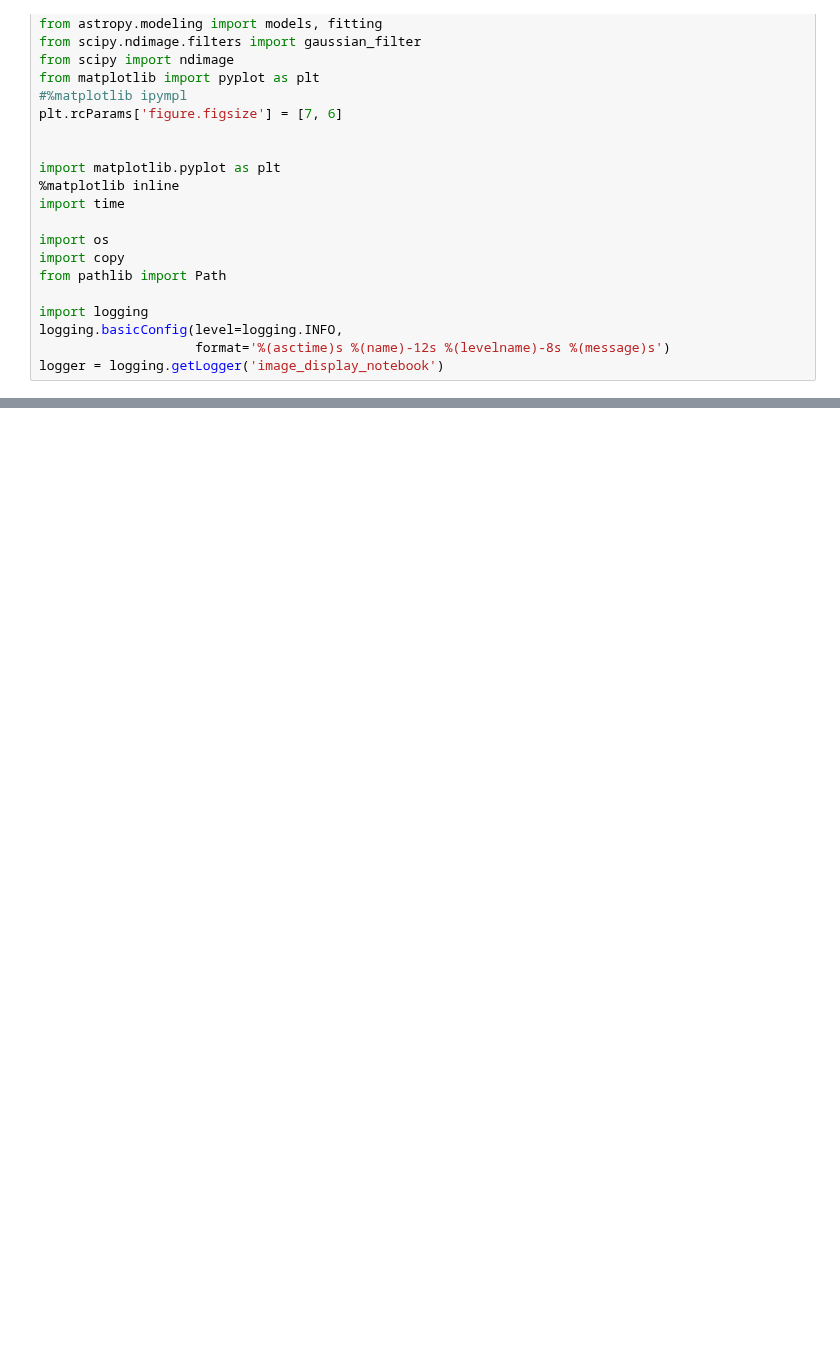
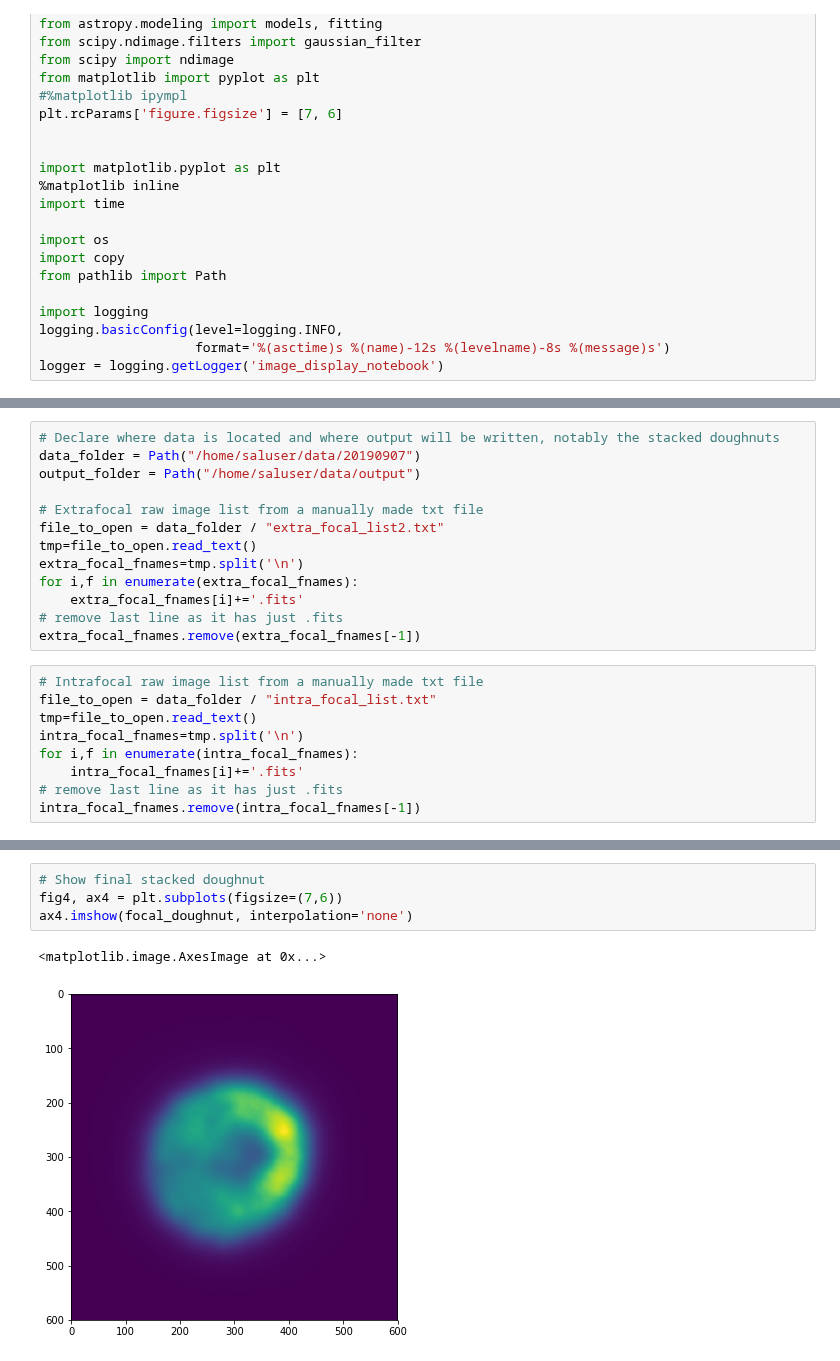
Before and after one commit to lsst-ts/ts_notebooks, a Jupyter notebook: pingraham/summit_notebooks/AT_201909/CWFS_ATCollCam.ipynb, the cells around one changed output, grey strips where cells are left out. Cells and saved outputs as stored; diff of their text form; blank space fills up the shorter version.

```diff
--- a/pingraham/summit_notebooks/AT_201909/CWFS_ATCollCam.ipynb
+++ b/pingraham/summit_notebooks/AT_201909/CWFS_ATCollCam.ipynb
@@ -721,0 +120,22 @@ algo.runIt(inst,I1,I2,'paraxial')
+# %%
+# Declare where data is located and where output will be written, notably the stacked doughnuts
+data_folder = Path("/home/saluser/data/20190907")
+output_folder = Path("/home/saluser/data/output")
+
+# Extrafocal raw image list from a manually made txt file
+file_to_open = data_folder / "extra_focal_list2.txt"
+tmp=file_to_open.read_text()
+extra_focal_fnames=tmp.split('\n')
+for i,f in enumerate(extra_focal_fnames):
+    extra_focal_fnames[i]+='.fits'
+# remove last line as it has just .fits
+extra_focal_fnames.remove(extra_focal_fnames[-1])
+# %%
+# Intrafocal raw image list from a manually made txt file
+file_to_open = data_folder / "intra_focal_list.txt"
+tmp=file_to_open.read_text()
+intra_focal_fnames=tmp.split('\n')
+for i,f in enumerate(intra_focal_fnames):
+    intra_focal_fnames[i]+='.fits'
+# remove last line as it has just .fits
+intra_focal_fnames.remove(intra_focal_fnames[-1])
@@ -721,0 +293,7 @@ algo.runIt(inst,I1,I2,'paraxial')
+# %%
+# Show final stacked doughnut
+fig4, ax4 = plt.subplots(figsize=(7,6))
+ax4.imshow(focal_doughnut, interpolation='none')
+# %% [output]
+<matplotlib.image.AxesImage at 0x...>
+[figure, added]
```
Also changed, not shown: parts of 62 cells of this notebook, 1 other file.
